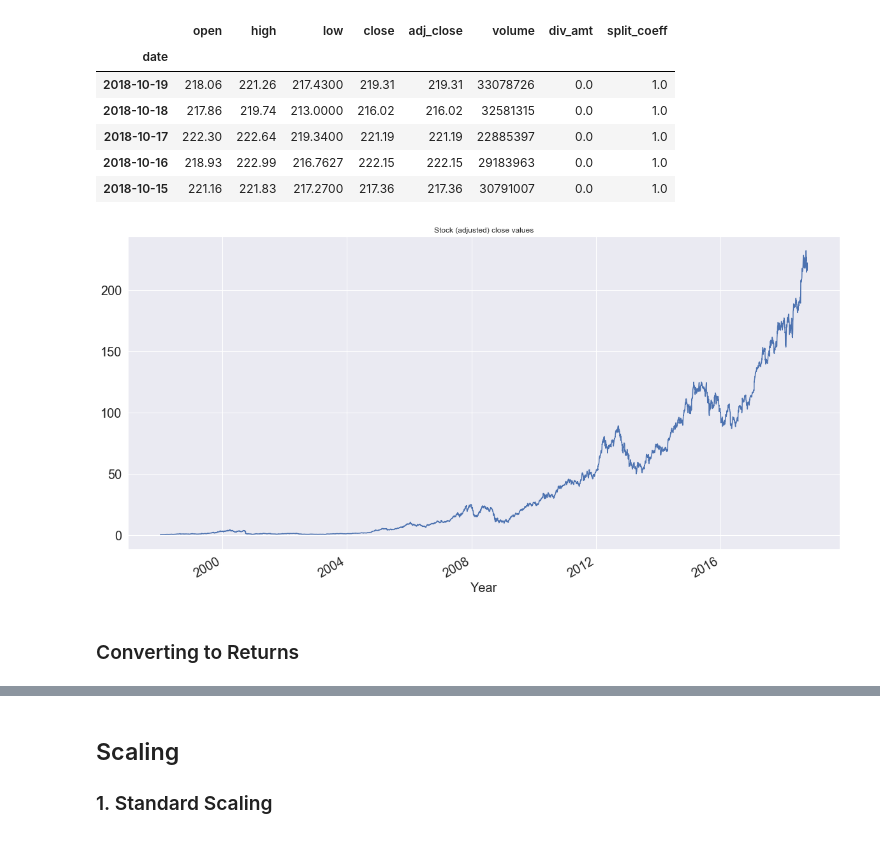
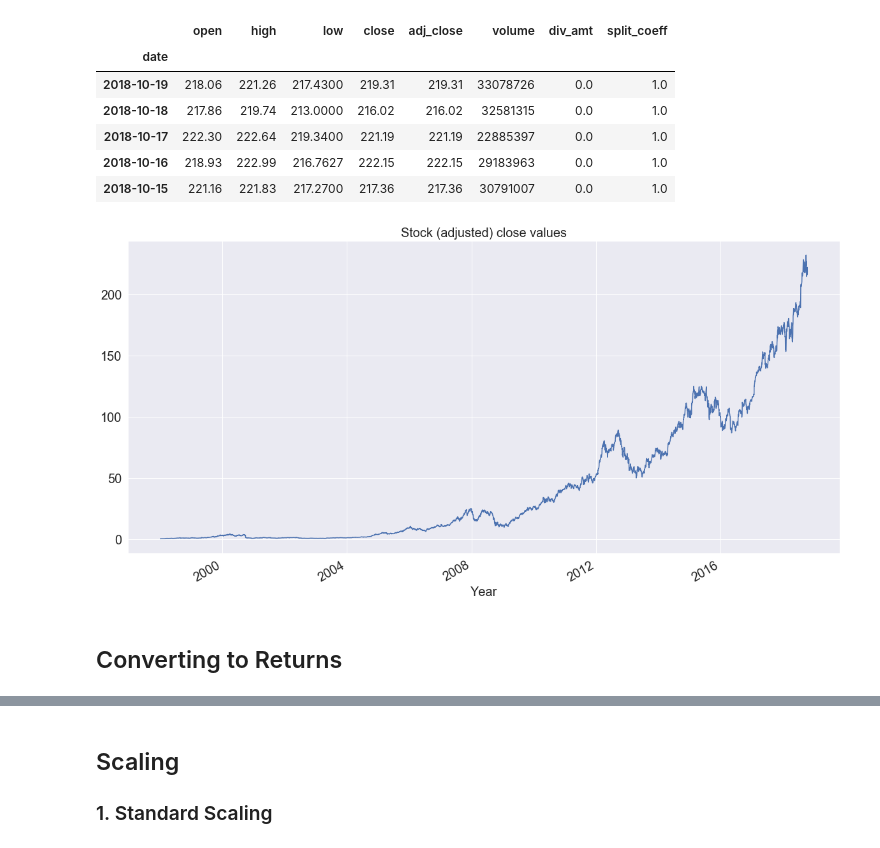
Before and after one commit to Keshav97/Final-Project, a Jupyter notebook: Preprocessing/Preprocessing.ipynb, the cells around one changed output, grey strips where cells are left out. Cells and saved outputs as stored; diff of their text form; code cells hidden in the pictures.

```diff
--- a/Preprocessing/Preprocessing.ipynb
+++ b/Preprocessing/Preprocessing.ipynb
@@ -53,15 +54,15 @@ None
 # %%
 def visualise_plot(df, param, title):
     df[param].plot(figsize=(20,10), fontsize=20)
     plt.xlabel('Year', fontsize=20)
-    plt.title(title)
+    plt.title(title, fontsize=20)
     plt.show()
 
 visualise_plot(stocks, 'adj_close', 'Stock (adjusted) close values')
 # %% [output]
-[figure, old version]
+[figure, new version]
 # %% [markdown]
-### Converting to Returns
+## Converting to Returns
 # %%
 # Returns the daily returns of the stock (Using Taylor series approximation)
 def data_log_returns(data):
```
Also changed, not shown: parts of 19 cells of this notebook.
